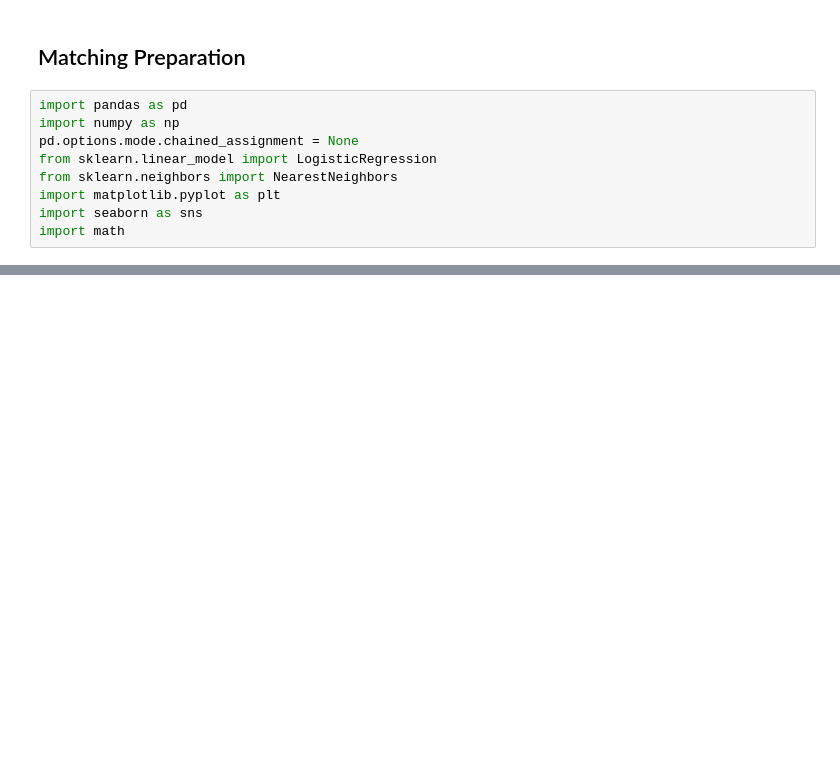
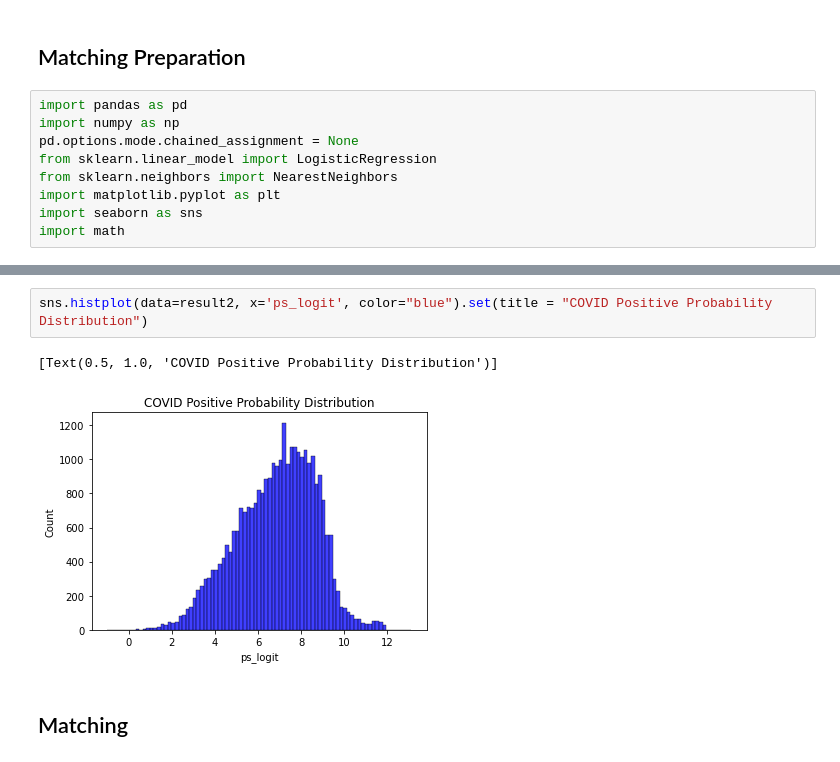
Before and after one commit to biony1209/DSCI-510-Final-Project, a Jupyter notebook: code/Final Project Data.ipynb, the cells around one changed output, grey strips where cells are left out. Cells and saved outputs as stored; diff of their text form; blank space fills up the shorter version.

```diff
--- a/code/Final Project Data.ipynb
+++ b/code/Final Project Data.ipynb
@@ -193,0 +193,7 @@ result2 = result[result['covid_status'] == 1]
+# %%
+sns.histplot(data=result2, x='ps_logit', color="blue").set(title = "COVID Positive Probability Distribution")
+# %% [output]
+[Text(0.5, 1.0, 'COVID Positive Probability Distribution')]
+[figure, added]
+# %% [markdown]
+## Matching
```
Also changed, not shown: parts of 41 cells of this notebook.
